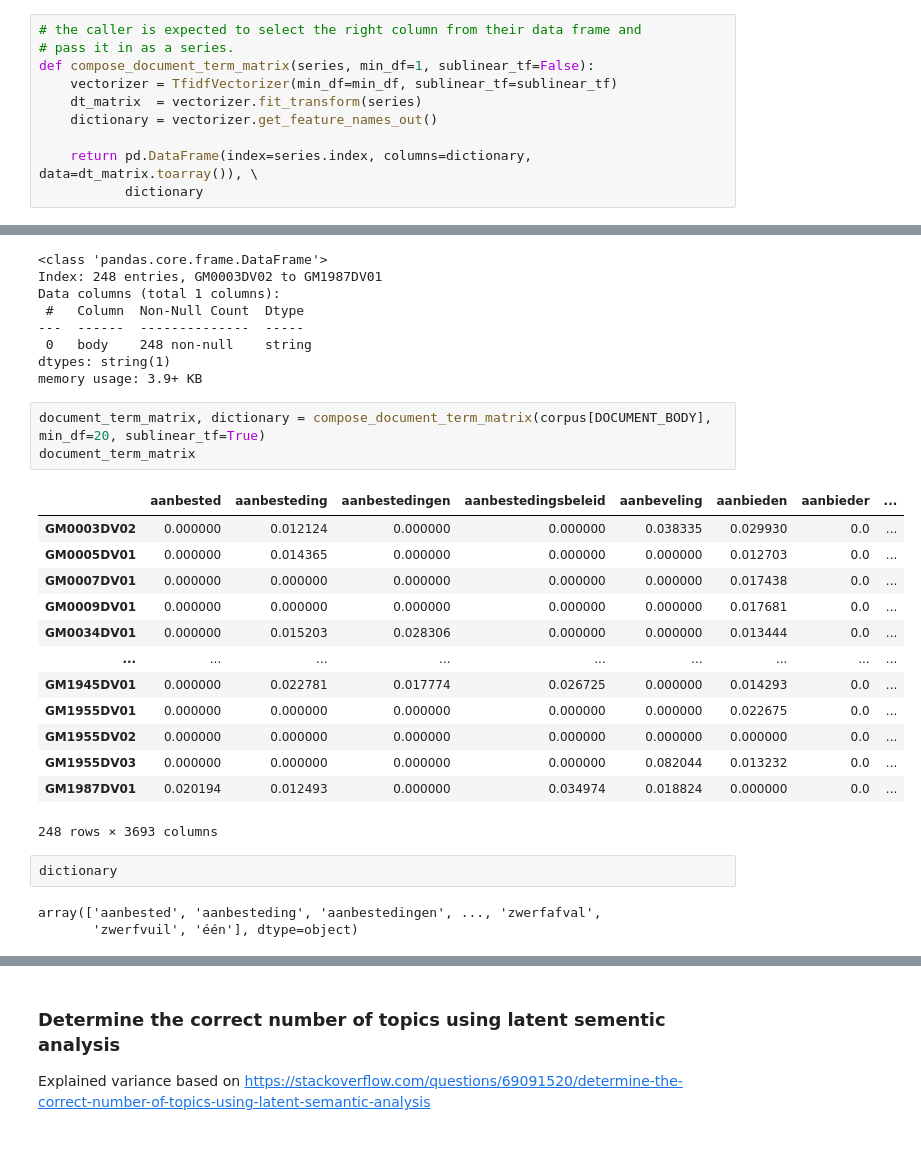
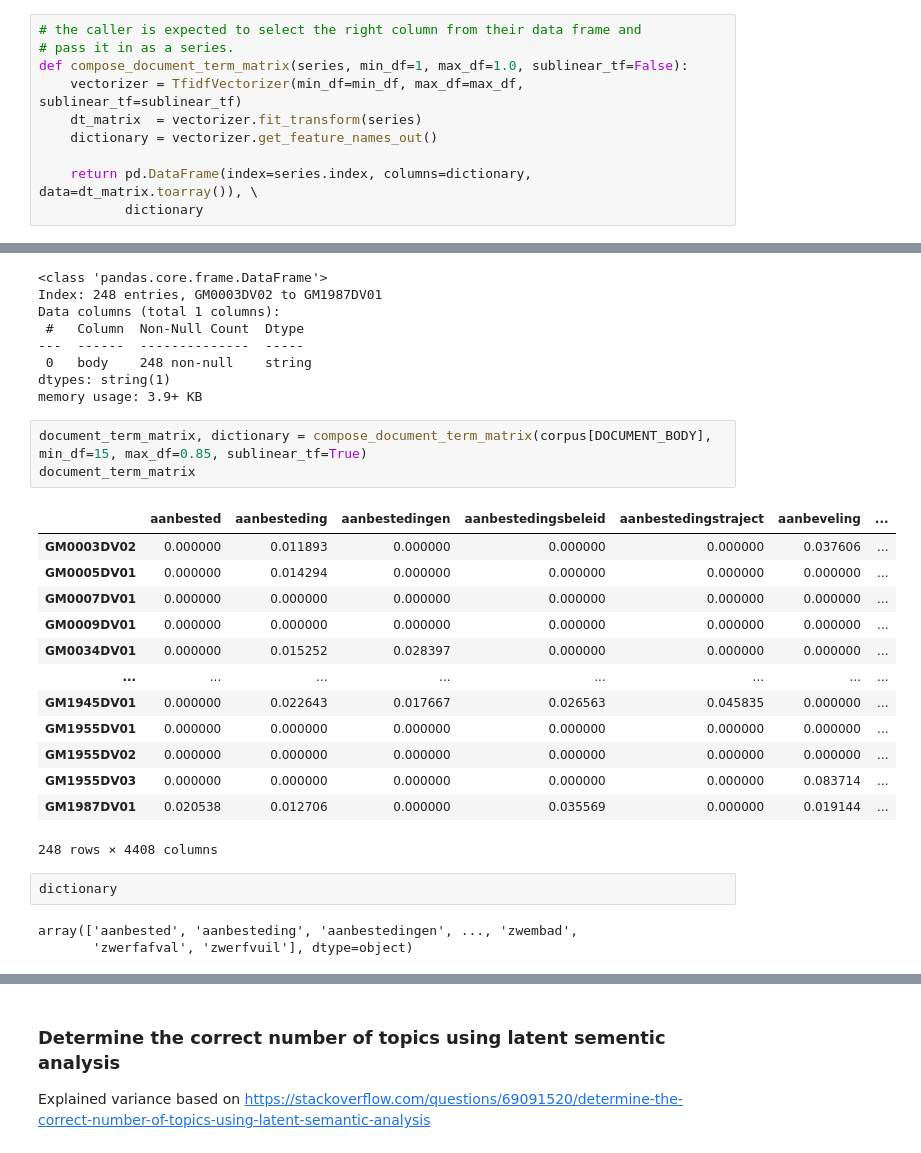
Before and after one commit to kjkoster/execute-enexis, a Jupyter notebook: notebooks/02 enexis governance -- LSA.ipynb, the cells around one changed output, grey strips where cells are left out. Drawn from its saved outputs; the diff is of its cells as text.

```diff
--- a/notebooks/02 enexis governance -- LSA.ipynb
+++ b/notebooks/02 enexis governance -- LSA.ipynb
@@ -275,8 +275,8 @@ digraph {
 # %%
 # the caller is expected to select the right column from their data frame and
 # pass it in as a series.
-def compose_document_term_matrix(series, min_df=1, sublinear_tf=False):
-    vectorizer = TfidfVectorizer(min_df=min_df, sublinear_tf=sublinear_tf)
+def compose_document_term_matrix(series, min_df=1, max_df=1.0, sublinear_tf=False):
+    vectorizer = TfidfVectorizer(min_df=min_df, max_df=max_df, sublinear_tf=sublinear_tf)
     dt_matrix  = vectorizer.fit_transform(series)
     dictionary = vectorizer.get_feature_names_out()
 
@@ -365,27 +365,27 @@ Data columns (total 1 columns):
 dtypes: string(1)
 memory usage: 3.9+ KB
 # %%
-document_term_matrix, dictionary = compose_document_term_matrix(corpus[DOCUMENT_BODY], min_df=20, sublinear_tf=True)
+document_term_matrix, dictionary = compose_document_term_matrix(corpus[DOCUMENT_BODY], min_df=15, max_df=0.85, sublinear_tf=True)
 document_term_matrix
 # %% [output]
-|  | aanbested | aanbesteding | aanbestedingen | aanbestedingsbeleid | aanbeveling | aanbieden | aanbieder | ... |
-| GM0003DV02 | 0.000000 | 0.012124 | 0.000000 | 0.000000 | 0.038335 | 0.029930 | 0.0 | ... |
-| GM0005DV01 | 0.000000 | 0.014365 | 0.000000 | 0.000000 | 0.000000 | 0.012703 | 0.0 | ... |
-| GM0007DV01 | 0.000000 | 0.000000 | 0.000000 | 0.000000 | 0.000000 | 0.017438 | 0.0 | ... |
-| GM0009DV01 | 0.000000 | 0.000000 | 0.000000 | 0.000000 | 0.000000 | 0.017681 | 0.0 | ... |
-| GM0034DV01 | 0.000000 | 0.015203 | 0.028306 | 0.000000 | 0.000000 | 0.013444 | 0.0 | ... |
-| ... | ... | ... | ... | ... | ... | ... | ... | ... |
-| GM1945DV01 | 0.000000 | 0.022781 | 0.017774 | 0.026725 | 0.000000 | 0.014293 | 0.0 | ... |
-| GM1955DV01 | 0.000000 | 0.000000 | 0.000000 | 0.000000 | 0.000000 | 0.022675 | 0.0 | ... |
-| GM1955DV02 | 0.000000 | 0.000000 | 0.000000 | 0.000000 | 0.000000 | 0.000000 | 0.0 | ... |
-| GM1955DV03 | 0.000000 | 0.000000 | 0.000000 | 0.000000 | 0.082044 | 0.013232 | 0.0 | ... |
-| GM1987DV01 | 0.020194 | 0.012493 | 0.000000 | 0.034974 | 0.018824 | 0.000000 | 0.0 | ... |
+|  | aanbested | aanbesteding | aanbestedingen | aanbestedingsbeleid | aanbestedingstraject | aanbeveling | ... |
+| GM0003DV02 | 0.000000 | 0.011893 | 0.000000 | 0.000000 | 0.000000 | 0.037606 | ... |
+| GM0005DV01 | 0.000000 | 0.014294 | 0.000000 | 0.000000 | 0.000000 | 0.000000 | ... |
+| GM0007DV01 | 0.000000 | 0.000000 | 0.000000 | 0.000000 | 0.000000 | 0.000000 | ... |
+| GM0009DV01 | 0.000000 | 0.000000 | 0.000000 | 0.000000 | 0.000000 | 0.000000 | ... |
+| GM0034DV01 | 0.000000 | 0.015252 | 0.028397 | 0.000000 | 0.000000 | 0.000000 | ... |
+| ... | ... | ... | ... | ... | ... | ... | ... |
+| GM1945DV01 | 0.000000 | 0.022643 | 0.017667 | 0.026563 | 0.045835 | 0.000000 | ... |
+| GM1955DV01 | 0.000000 | 0.000000 | 0.000000 | 0.000000 | 0.000000 | 0.000000 | ... |
+| GM1955DV02 | 0.000000 | 0.000000 | 0.000000 | 0.000000 | 0.000000 | 0.000000 | ... |
+| GM1955DV03 | 0.000000 | 0.000000 | 0.000000 | 0.000000 | 0.000000 | 0.083714 | ... |
+| GM1987DV01 | 0.020538 | 0.012706 | 0.000000 | 0.035569 | 0.000000 | 0.019144 | ... |
-248 rows × 3693 columns
+248 rows × 4408 columns
 # %%
 dictionary
 # %% [output]
-array(['aanbested', 'aanbesteding', 'aanbestedingen', ..., 'zwerfafval',
-       'zwerfvuil', 'één'], dtype=object)
+array(['aanbested', 'aanbesteding', 'aanbestedingen', ..., 'zwembad',
+       'zwerfafval', 'zwerfvuil'], dtype=object)
 # %%
 topic_encodings, encoding_matrix = perform_lsa(document_term_matrix, dictionary)
 topic_encodings
```
Also changed, not shown: parts of 27 cells of this notebook.
